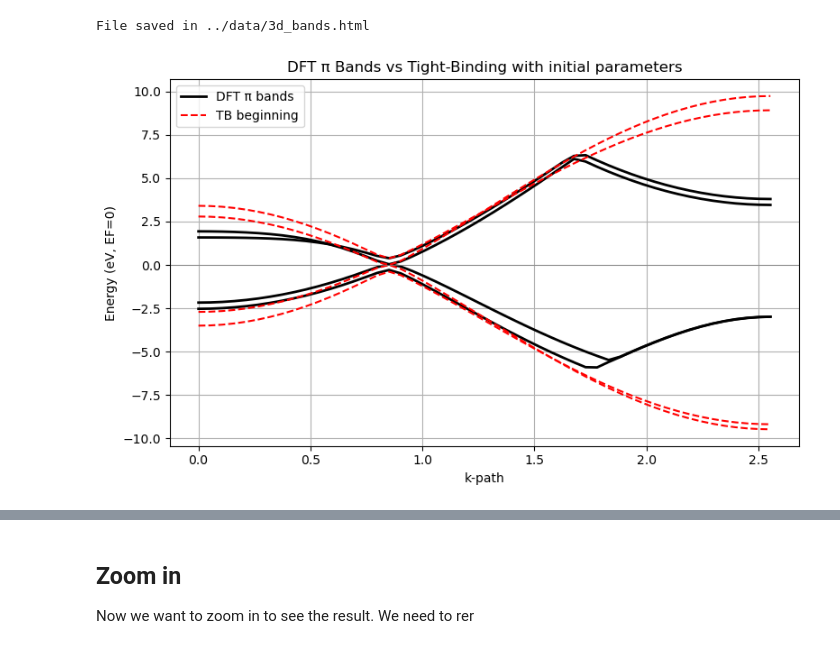
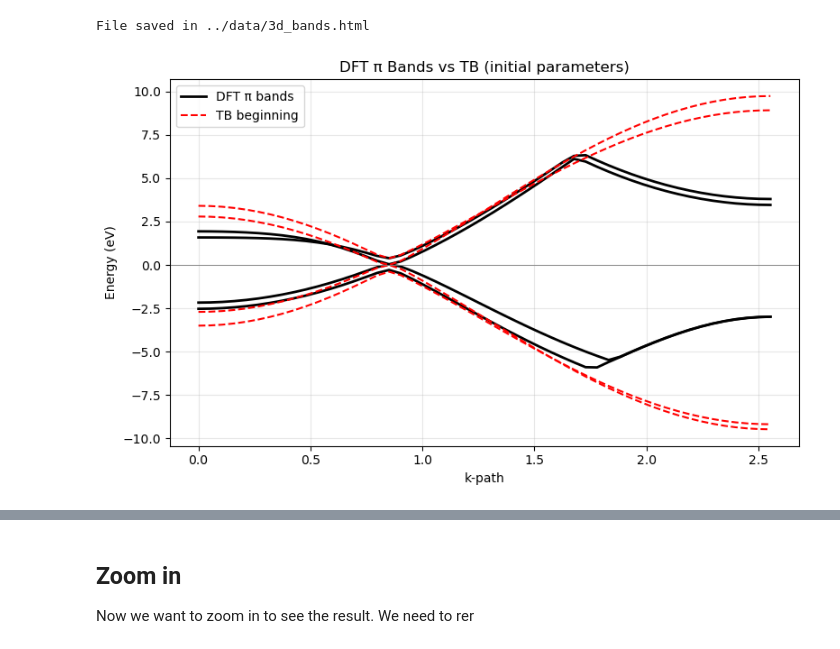
Before and after one commit to NexganGH/DFT_QMB, a Jupyter notebook: 2_graphene_bilayers/scripts/tight_binding/scripts/full_workflow.ipynb, the cells around one changed output, grey strips where cells are left out. Saved outputs shown, nothing was run; the diff lists cells and outputs as text; code cells hidden in the pictures.

```diff
--- a/2_graphene_bilayers/scripts/tight_binding/scripts/full_workflow.ipynb
+++ b/2_graphene_bilayers/scripts/tight_binding/scripts/full_workflow.ipynb
@@ -62,34 +62,33 @@ manager.create_3d_plot(theta0)
 # %% [output]
 File saved in ../data/3d_bands.html
 # %%
-import matplotlib.pyplot as plt
+from bandplot import plot_bands
 
-dk = np.sqrt(np.sum(np.diff(kpts, axis=0)**2, axis=1))
-x = np.concatenate([[0], np.cumsum(dk)])
+# Compute TB bands:
 E_tb_0 = manager.tb_bands(kpts, theta0)
 
-plt.figure(figsize=(8,5))
-
+# Number of bands in the DFT π set
 nb = E_pi.shape[1]
 
-# DFT π bands
-for i in range(nb):
-    plt.plot(x, E_pi[:, i], 'k-', lw=2, label="DFT π bands" if i==0 else "")
+bands = {
+    "DFT π bands": {
+        "E": E_pi,         # shape (Nk, nb)
+        "color": "k",
+        "ls": "-",
+        "lw": 2,
+    },
+    "TB beginning": {
+        "E": E_tb_0[:, :nb],   # match π bands only
+        "color": "r",
+        "ls": "--",
+        "lw": 1.5,
+    }
+}
 
-# TB π bands
-for i in range(4):
-    plt.plot(x, E_tb_0[:, i], 'r--', lw=1.5, label="TB beginning" if i==0 else "")
-
-plt.axhline(0, color='gray', lw=0.5)
-plt.xlabel("k-path")
-plt.ylabel("Energy (eV, EF=0)")
-plt.title("DFT π Bands vs Tight-Binding with initial parameters")
-plt.legend()
-plt.grid(True)
-plt.tight_layout()
-plt.show()
+plot_bands(kpts, bands,
+           title="DFT π Bands vs TB (initial parameters)")
 # %% [output]
-[figure, old version]
+[figure, new version]
 # %%
 from tb_parameters_optimizer import optimize
 E_pi_ordered = E_pi[:, [2, 0, 1, 3]] # IMPORTANT! Must reorder bands so that they match from the two models.
```
Also changed, not shown: parts of 17 cells of this notebook, 7 other files.
